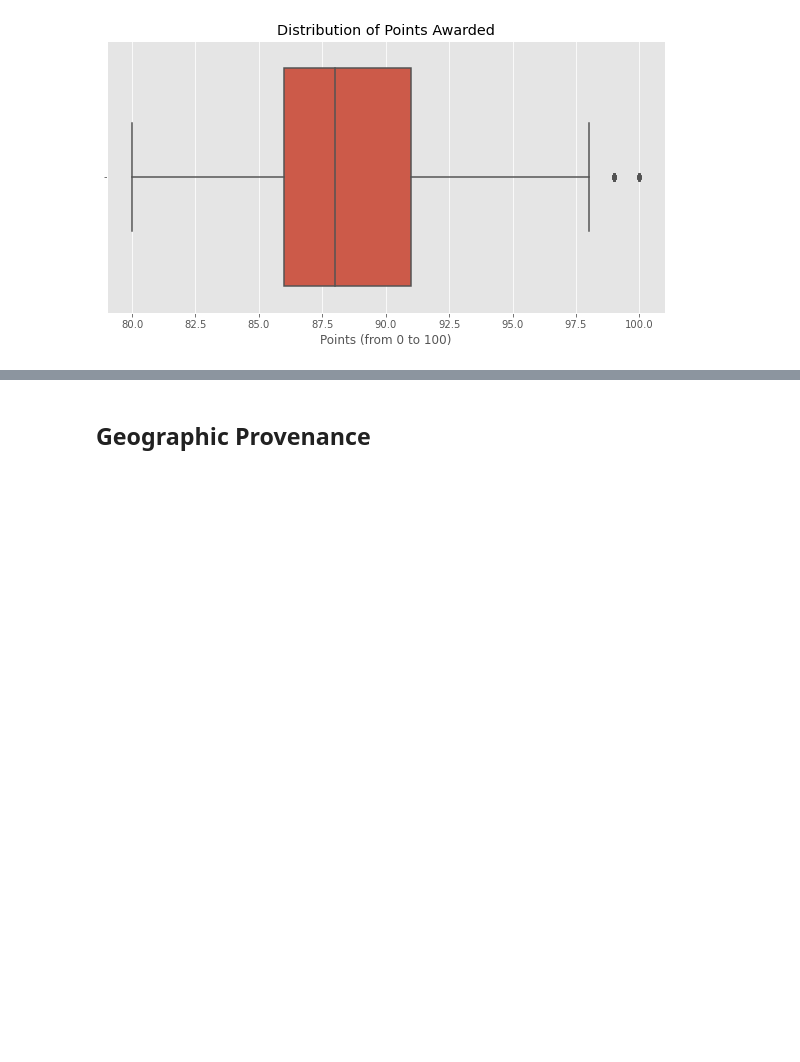
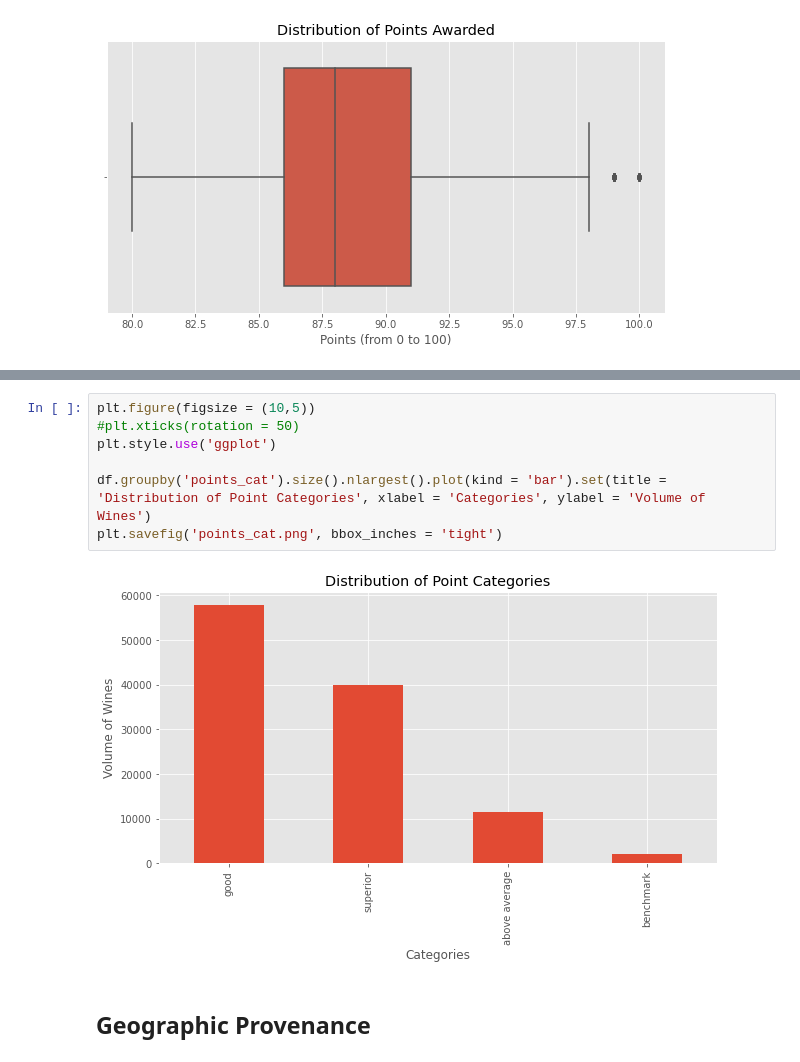
Before and after one commit to beautate/3162, a Jupyter notebook: Project_2.ipynb, the cells around one changed output, grey strips where cells are left out. Drawn from its saved outputs; the diff is of its cells as text; blank space fills up the shorter version.

```diff
--- a/Project_2.ipynb
+++ b/Project_2.ipynb
@@ -244,3 +258,12 @@ plt.savefig('Points_distribution.png', bbox_inches = 'tight')
+# %%
+plt.figure(figsize = (10,5))
+#plt.xticks(rotation = 50)
+plt.style.use('ggplot')
+
+df.groupby('points_cat').size().nlargest().plot(kind = 'bar').set(title = 'Distribution of Point Categories', xlabel = 'Categories', ylabel = 'Volume of Wines')
+plt.savefig('points_cat.png', bbox_inches = 'tight')
+# %% [output]
+[figure, added]
 # %% [markdown]
 ## Geographic Provenance
 # %% [markdown]
```
Also changed, not shown: parts of 69 cells of this notebook.
